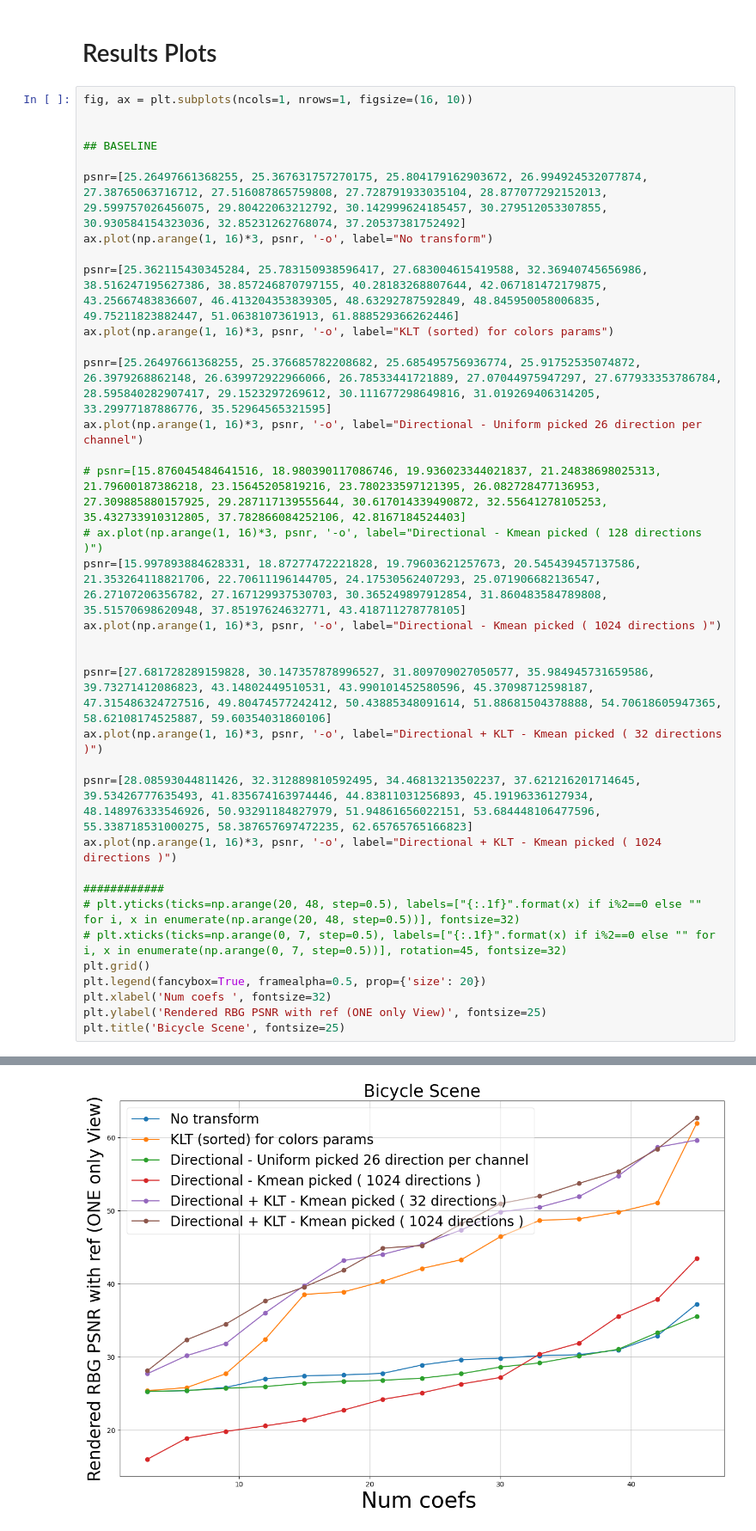
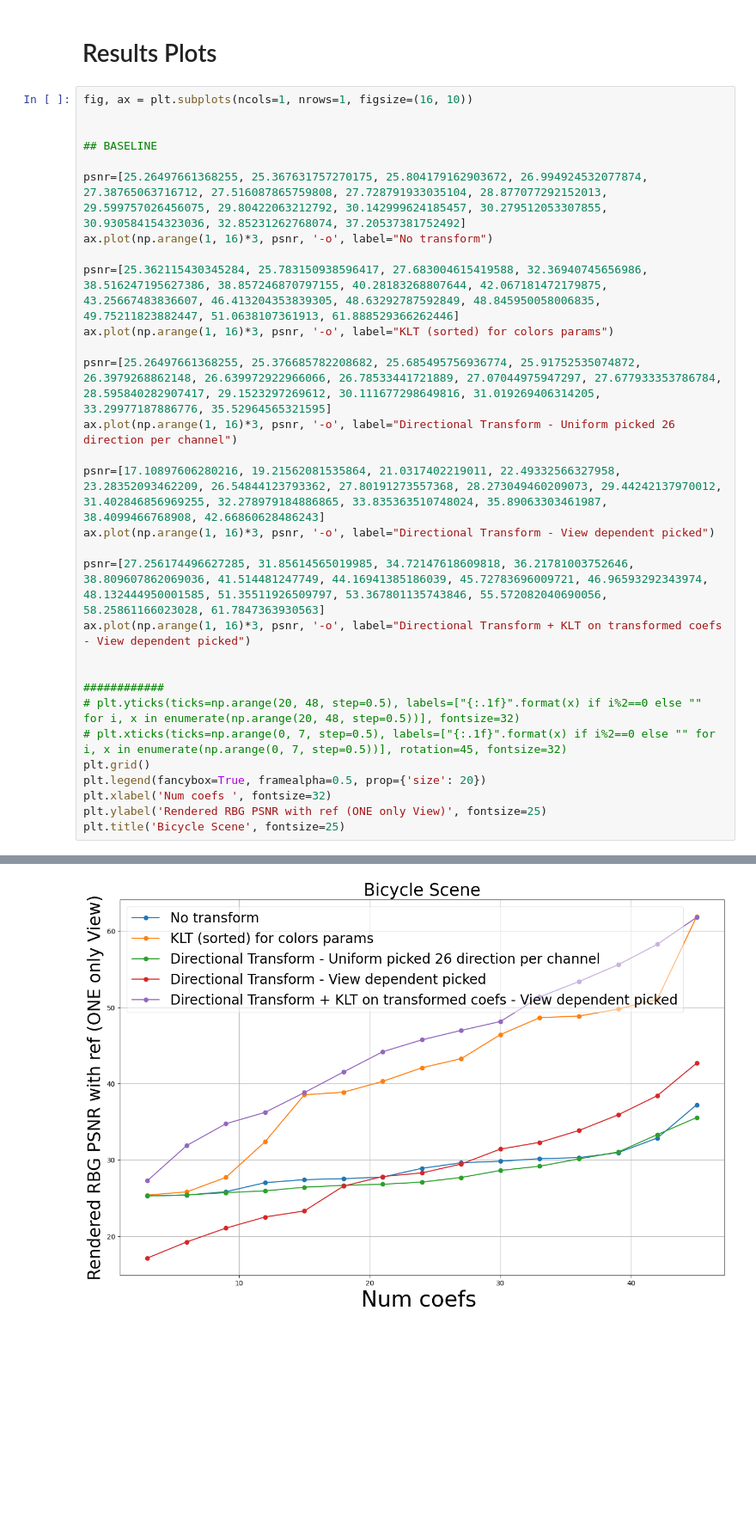
Before and after one commit to tamthuc1995/Differentiable3DPC-Decompression-and-Rendering, a Jupyter notebook: notebooks/103-Color-transform-per-view.ipynb, the cells around one changed output, grey strips where cells are left out. Shown at 86% size. Drawn from its saved outputs; the diff is of its cells as text; blank space fills up the shorter version.

```diff
--- a/notebooks/103-Color-transform-per-view.ipynb
+++ b/notebooks/103-Color-transform-per-view.ipynb
@@ -1112,41 +838,36 @@ psnr=[27.186783978562392, 29.47804958904609, 30.589668207050696, 31.272221504325
 # %%
 fig, ax = plt.subplots(ncols=1, nrows=1, figsize=(16, 10))
 
 
 ## BASELINE
 
 psnr=[25.26497661368255, 25.367631757270175, 25.804179162903672, 26.994924532077874, 27.38765063716712, 27.516087865759808, 27.728791933035104, 28.877077292152013, 29.599757026456075, 29.80422063212792, 30.142999624185457, 30.279512053307855, 30.930584154323036, 32.85231262768074, 37.20537381752492]
 ax.plot(np.arange(1, 16)*3, psnr, '-o', label="No transform")
 
 psnr=[25.362115430345284, 25.783150938596417, 27.683004615419588, 32.36940745656986, 38.516247195627386, 38.857246870797155, 40.28183268807644, 42.067181472179875, 43.25667483836607, 46.413204353839305, 48.63292787592849, 48.845950058006835, 49.75211823882447, 51.0638107361913, 61.888529366262446]
 ax.plot(np.arange(1, 16)*3, psnr, '-o', label="KLT (sorted) for colors params")
 
 psnr=[25.26497661368255, 25.376685782208682, 25.685495756936774, 25.91752535074872, 26.3979268862148, 26.639972922966066, 26.78533441721889, 27.07044975947297, 27.677933353786784, 28.595840282907417, 29.1523297269612, 30.111677298649816, 31.019269406314205, 33.29977187886776, 35.52964565321595]
-ax.plot(np.arange(1, 16)*3, psnr, '-o', label="Directional - Uniform picked 26 direction per channel")
+ax.plot(np.arange(1, 16)*3, psnr, '-o', label="Directional Transform - Uniform picked 26 direction per channel")
 
-# psnr=[15.876045484641516, 18.980390117086746, 19.936023344021837, 21.24838698025313, 21.79600187386218, 23.15645205819216, 23.780233597121395, 26.082728477136953, 27.309885880157925, 29.287117139555644, 30.617014339490872, 32.55641278105253, 35.432733910312805, 37.782866084252106, 42.8167184524403]
-# ax.plot(np.arange(1, 16)*3, psnr, '-o', label="Directional - Kmean picked ( 128 directions )")
-psnr=[15.997893884628331, 18.87277472221828, 19.79603621257673, 20.545439457137586, 21.353264118821706, 22.70611196144705, 24.17530562407293, 25.071906682136547, 26.27107206356782, 27.167129937530703, 30.365249897912854, 31.860483584789808, 35.51570698620948, 37.85197624632771, 43.418711278778105]
-ax.plot(np.arange(1, 16)*3, psnr, '-o', label="Directional - Kmean picked ( 1024 directions )")
+psnr=[17.10897606280216, 19.21562081535864, 21.0317402219011, 22.49332566327958, 23.28352093462209, 26.54844123793362, 27.80191273557368, 28.273049460209073, 29.44242137970012, 31.402846856969255, 32.278979184886865, 33.835363510748024, 35.89063303461987, 38.4099466768908, 42.66860628486243]
+ax.plot(np.arange(1, 16)*3, psnr, '-o', label="Directional Transform - View dependent picked")
 
+psnr=[27.256174496627285, 31.85614565019985, 34.72147618609818, 36.21781003752646, 38.809607862069036, 41.514481247749, 44.16941385186039, 45.72783696009721, 46.96593292343974, 48.132444950001585, 51.35511926509797, 53.367801135743846, 55.572082040690056, 58.25861166023028, 61.7847363930563]
+ax.plot(np.arange(1, 16)*3, psnr, '-o', label="Directional Transform + KLT on transformed coefs - View dependent picked")
 
-psnr=[27.681728289159828, 30.147357878996527, 31.809709027050577, 35.984945731659586, 39.73271412086823, 43.14802449510531, 43.990101452580596, 45.37098712598187, 47.315486324727516, 49.80474577242412, 50.43885348091614, 51.88681504378888, 54.70618605947365, 58.62108174525887, 59.60354031860106]
-ax.plot(np.arange(1, 16)*3, psnr, '-o', label="Directional + KLT - Kmean picked ( 32 directions )")
-
-psnr=[28.08593044811426, 32.312889810592495, 34.46813213502237, 37.621216201714645, 39.53426777635493, 41.835674163974446, 44.83811031256893, 45.19196336127934, 48.148976333546926, 50.93291184827979, 51.94861656022151, 53.684448106477596, 55.338718531000275, 58.387657697472235, 62.65765765166823]
-ax.plot(np.arange(1, 16)*3, psnr, '-o', label="Directional + KLT - Kmean picked ( 1024 directions )")
 
 ############
 # plt.yticks(ticks=np.arange(20, 48, step=0.5), labels=["{:.1f}".format(x) if i%2==0 else "" for i, x in enumerate(np.arange(20, 48, step=0.5))], fontsize=32)
 # plt.xticks(ticks=np.arange(0, 7, step=0.5), labels=["{:.1f}".format(x) if i%2==0 else "" for i, x in enumerate(np.arange(0, 7, step=0.5))], rotation=45, fontsize=32)
 plt.grid()
 plt.legend(fancybox=True, framealpha=0.5, prop={'size': 20})
 plt.xlabel('Num coefs ', fontsize=32)
 plt.ylabel('Rendered RBG PSNR with ref (ONE only View)', fontsize=25)
 plt.title('Bicycle Scene', fontsize=25)
 # %% [output]
 Text(0.5, 1.0, 'Bicycle Scene')
-[figure, old version]
+[figure, new version]
 # %%
 # fig, ax = plt.subplots(ncols=1, nrows=1, figsize=(16, 7))
 
```
Also changed, not shown: parts of 22 cells of this notebook, 3 other files.
